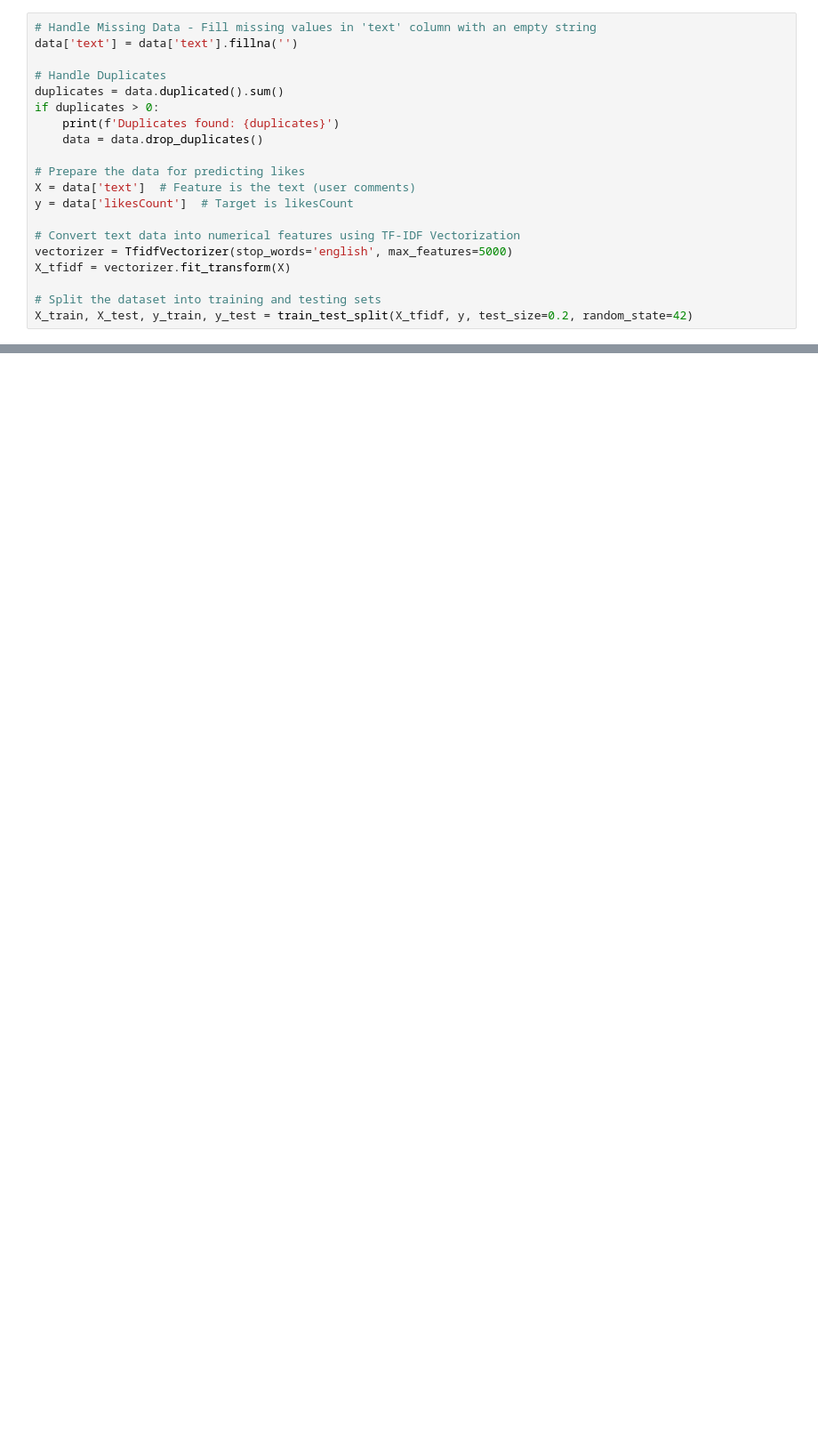
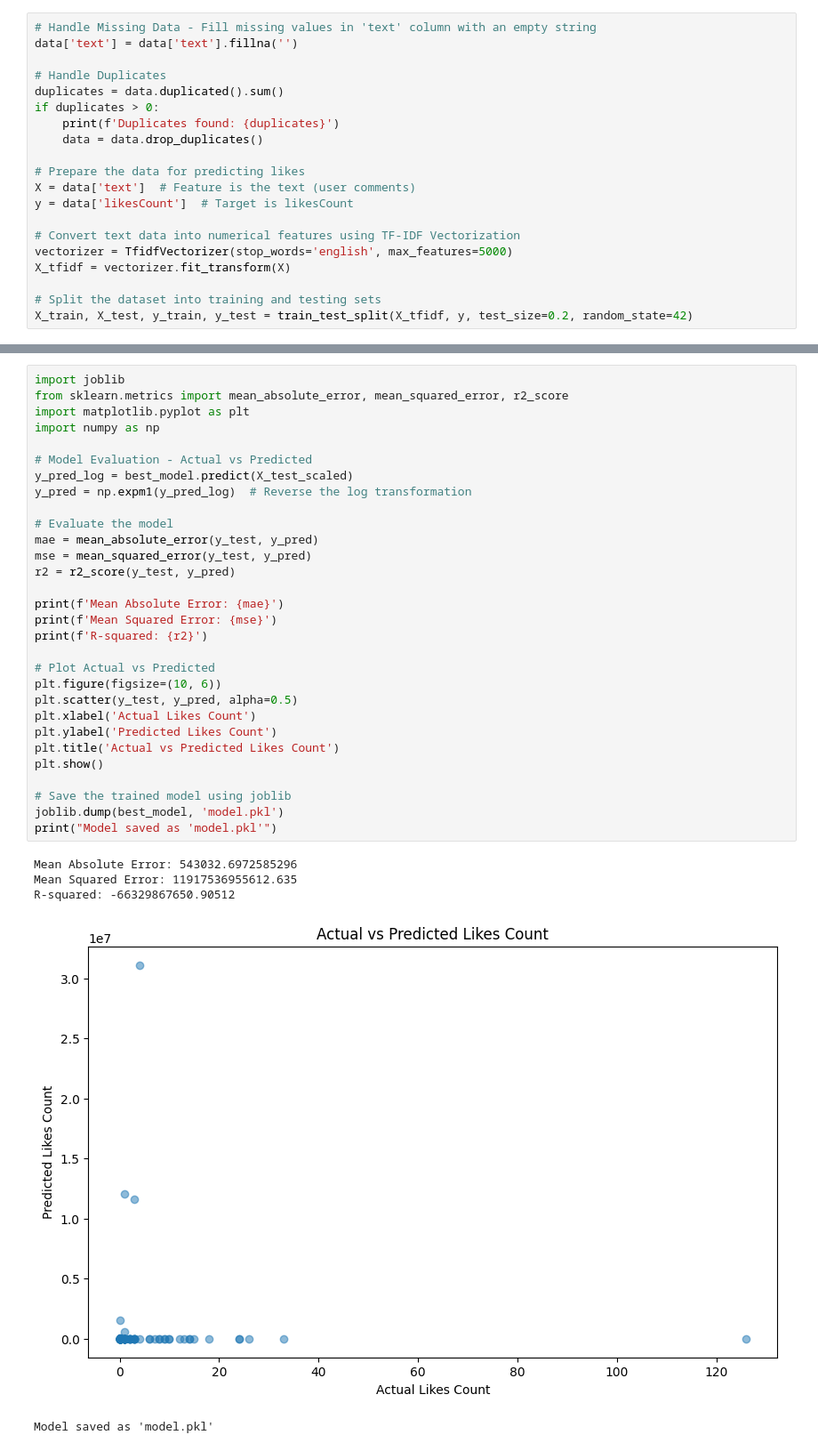
Before and after one commit to bryanjohn05/Climate-Change, a Jupyter notebook: Climate_Change_Modeling_Project.ipynb, the cells around one changed output, grey strips where cells are left out. Shown: that part at 89% size. Drawn from its saved outputs; the diff is of its cells as text; blank space fills up the shorter version.

Commit message:
model

```diff
--- a/Climate_Change_Modeling_Project.ipynb
+++ b/Climate_Change_Modeling_Project.ipynb
@@ -123,0 +137,36 @@ plt.show()
+# %%
+import joblib
+from sklearn.metrics import mean_absolute_error, mean_squared_error, r2_score
+import matplotlib.pyplot as plt
+import numpy as np
+
+# Model Evaluation - Actual vs Predicted
+y_pred_log = best_model.predict(X_test_scaled)
+y_pred = np.expm1(y_pred_log)  # Reverse the log transformation
+
+# Evaluate the model
+mae = mean_absolute_error(y_test, y_pred)
+mse = mean_squared_error(y_test, y_pred)
+r2 = r2_score(y_test, y_pred)
+
+print(f'Mean Absolute Error: {mae}')
+print(f'Mean Squared Error: {mse}')
+print(f'R-squared: {r2}')
+
+# Plot Actual vs Predicted
+plt.figure(figsize=(10, 6))
+plt.scatter(y_test, y_pred, alpha=0.5)
+plt.xlabel('Actual Likes Count')
+plt.ylabel('Predicted Likes Count')
+plt.title('Actual vs Predicted Likes Count')
+plt.show()
+
+# Save the trained model using joblib
+joblib.dump(best_model, 'model.pkl')
+print("Model saved as 'model.pkl'")
+# %% [output]
+Mean Absolute Error: 543032.6972585296
+Mean Squared Error: 11917536955612.635
+R-squared: -66329867650.90512
+[figure, added]
+Model saved as 'model.pkl'
```
Also changed, not shown: parts of 5 cells of this notebook, 1 other file.
